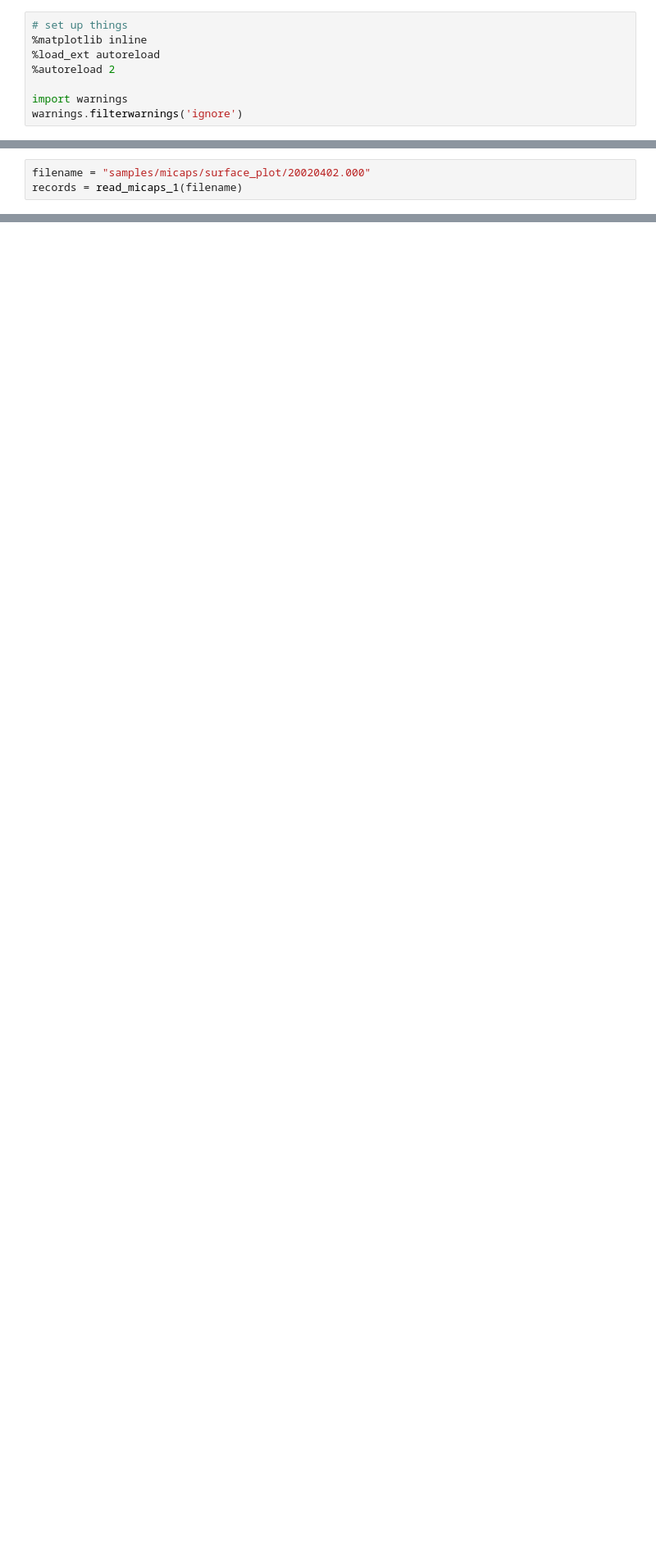
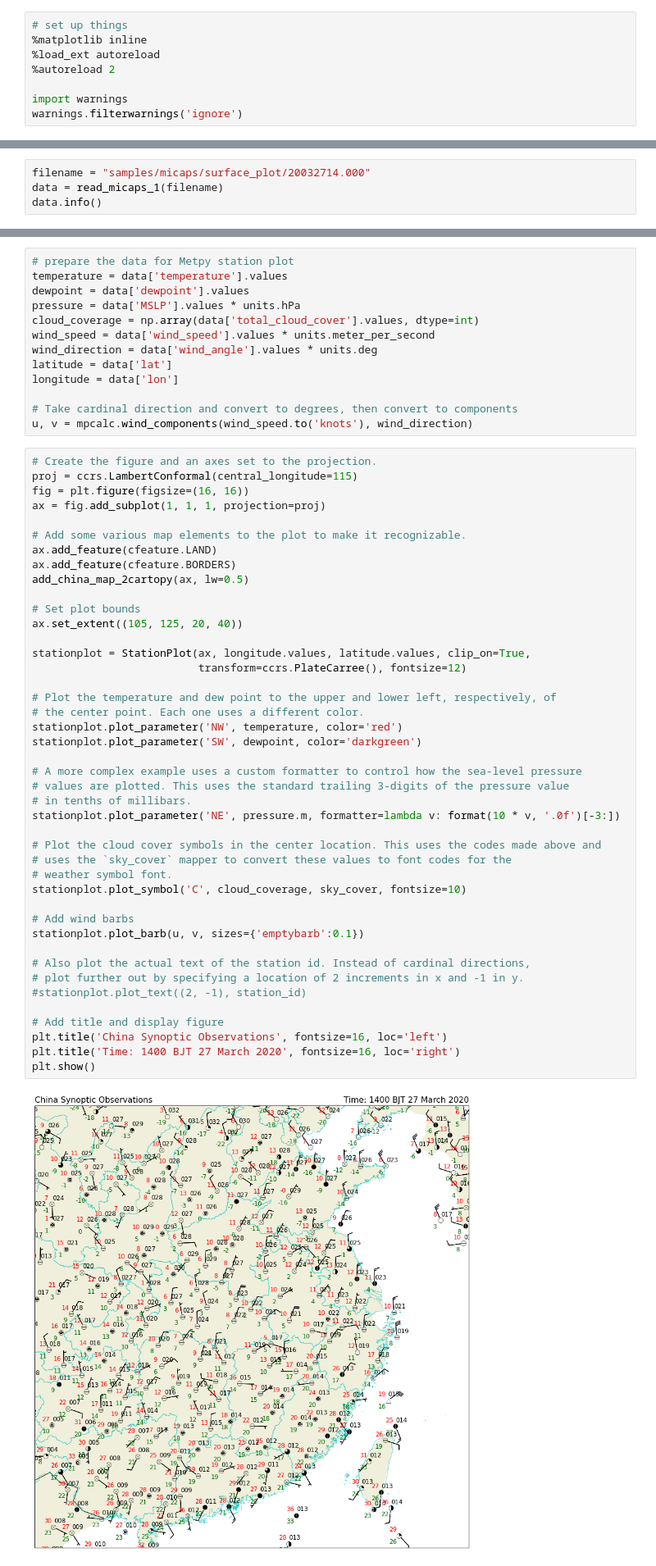
Before and after one commit to nmcdev/nmc_met_io, a Jupyter notebook: examples/retreive_micaps_files.ipynb, the cells around one changed output, grey strips where cells are left out. Shown: that part at 82% size. Cells and saved outputs as stored; diff of their text form; blank space fills up the shorter version.

Commit message:
Add read micaps example notebooks.

```diff
--- a/examples/retreive_micaps_files.ipynb
+++ b/examples/retreive_micaps_files.ipynb
@@ -30,3 +51,4 @@ from nmc_met_io.read_micaps import read_micaps_1
 # %%
-filename = "samples/micaps/surface_plot/20020402.000"
-records = read_micaps_1(filename)
+filename = "samples/micaps/surface_plot/20032714.000"
+data = read_micaps_1(filename)
+data.info()
@@ -52,0 +81,58 @@ ValueError: could not convert string to float: '***'
+# %%
+# prepare the data for Metpy station plot
+temperature = data['temperature'].values
+dewpoint = data['dewpoint'].values
+pressure = data['MSLP'].values * units.hPa
+cloud_coverage = np.array(data['total_cloud_cover'].values, dtype=int)
+wind_speed = data['wind_speed'].values * units.meter_per_second
+wind_direction = data['wind_angle'].values * units.deg
+latitude = data['lat']
+longitude = data['lon']
+
+# Take cardinal direction and convert to degrees, then convert to components
+u, v = mpcalc.wind_components(wind_speed.to('knots'), wind_direction)
+# %%
+# Create the figure and an axes set to the projection.
+proj = ccrs.LambertConformal(central_longitude=115)
+fig = plt.figure(figsize=(16, 16))
+ax = fig.add_subplot(1, 1, 1, projection=proj)
+
+# Add some various map elements to the plot to make it recognizable.
+ax.add_feature(cfeature.LAND)
+ax.add_feature(cfeature.BORDERS)
+add_china_map_2cartopy(ax, lw=0.5)
+
+# Set plot bounds
+ax.set_extent((105, 125, 20, 40))
+
+stationplot = StationPlot(ax, longitude.values, latitude.values, clip_on=True,
+                          transform=ccrs.PlateCarree(), fontsize=12)
+
+# Plot the temperature and dew point to the upper and lower left, respectively, of
+# the center point. Each one uses a different color.
+stationplot.plot_parameter('NW', temperature, color='red')
+stationplot.plot_parameter('SW', dewpoint, color='darkgreen')
+
+# A more complex example uses a custom formatter to control how the sea-level pressure
+# values are plotted. This uses the standard trailing 3-digits of the pressure value
+# in tenths of millibars.
+stationplot.plot_parameter('NE', pressure.m, formatter=lambda v: format(10 * v, '.0f')[-3:])
+
+# Plot the cloud cover symbols in the center location. This uses the codes made above and
+# uses the `sky_cover` mapper to convert these values to font codes for the
+# weather symbol font.
+stationplot.plot_symbol('C', cloud_coverage, sky_cover, fontsize=10)
+
+# Add wind barbs
+stationplot.plot_barb(u, v, sizes={'emptybarb':0.1})
+
+# Also plot the actual text of the station id. Instead of cardinal directions,
+# plot further out by specifying a location of 2 increments in x and -1 in y.
+#stationplot.plot_text((2, -1), station_id)
+
+# Add title and display figure
+plt.title('China Synoptic Observations', fontsize=16, loc='left')
+plt.title('Time: 1400 BJT 27 March 2020', fontsize=16, loc='right')
+plt.show()
+# %% [output]
+[figure, added]
```
Also changed, not shown: parts of 8 cells of this notebook, 2 other files.
